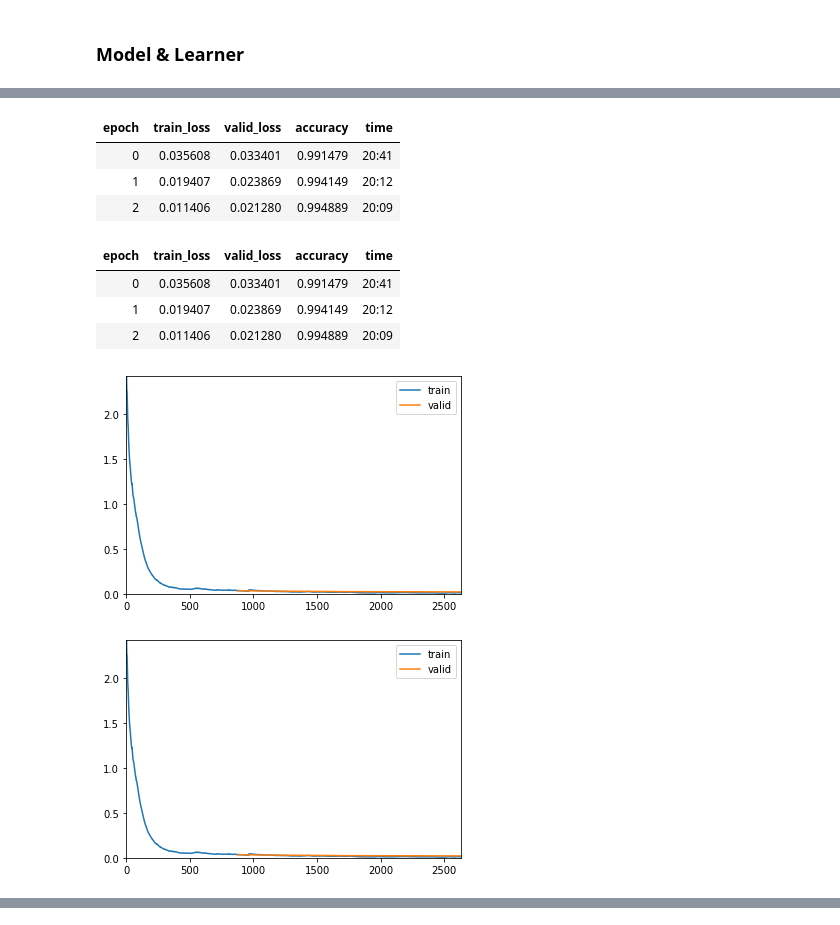
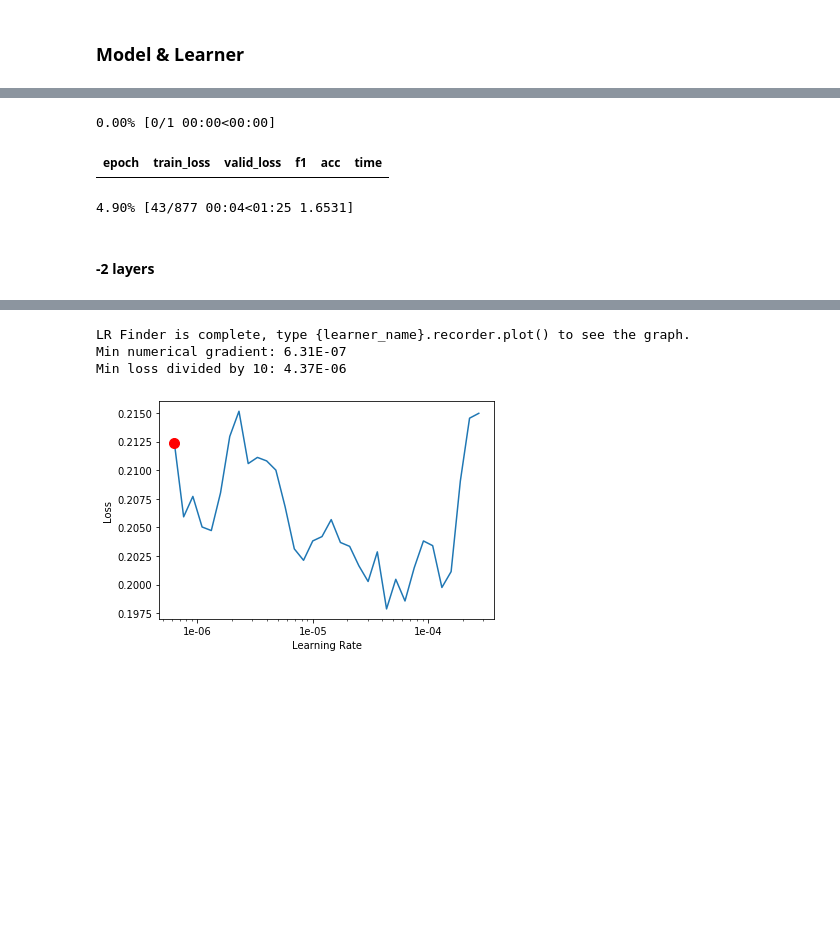
Before and after one commit to colabnlp/NER, a Jupyter notebook: fastai_NER.ipynb, the cells around one changed output, grey strips where cells are left out. Drawn from its saved outputs; the diff is of its cells as text; code cells hidden in the pictures; blank space fills up the shorter version.

```diff
--- a/fastai_NER.ipynb
+++ b/fastai_NER.ipynb
@@ -515,13 +587,9 @@ Min loss divided by 10: 2.75E-05
 # %%
-learner.fit_one_cycle(1, max_lr=4e-5, moms=(0.8, 0.9))
+lr = 1e-3
+learner.fit_one_cycle(1, max_lr=lr, moms=(0.8, 0.9))
 # %% [output]
+0.00% [0/1 00:00<00:00]
-| epoch | train_loss | valid_loss | accuracy | time |
-| 0 | 0.035608 | 0.033401 | 0.991479 | 20:41 |
-| 1 | 0.019407 | 0.023869 | 0.994149 | 20:12 |
-| 2 | 0.011406 | 0.021280 | 0.994889 | 20:09 |
+| epoch | train_loss | valid_loss | f1 | acc | time |
-| epoch | train_loss | valid_loss | accuracy | time |
-| 0 | 0.035608 | 0.033401 | 0.991479 | 20:41 |
-| 1 | 0.019407 | 0.023869 | 0.994149 | 20:12 |
-| 2 | 0.011406 | 0.021280 | 0.994889 | 20:09 |
-[figure, removed]
-[figure, removed]
+4.90% [43/877 00:04<01:25 1.6531]
+# %% [markdown]
+#### -2 layers
@@ -527,0 +598,4 @@ learner.fit_one_cycle(1, max_lr=4e-5, moms=(0.8, 0.9))
+# %%
+learner.lr_find()
+learner.recorder.plot(skip_end=7,suggestion=True)
+# %% [output]
@@ -528 +603,5 @@ learner.fit_one_cycle(1, max_lr=4e-5, moms=(0.8, 0.9))
+LR Finder is complete, type {learner_name}.recorder.plot() to see the graph.
+Min numerical gradient: 6.31E-07
+Min loss divided by 10: 4.37E-06
+[figure, added]
 # %%
```
Also changed, not shown: parts of 46 cells of this notebook, 1 other file.
